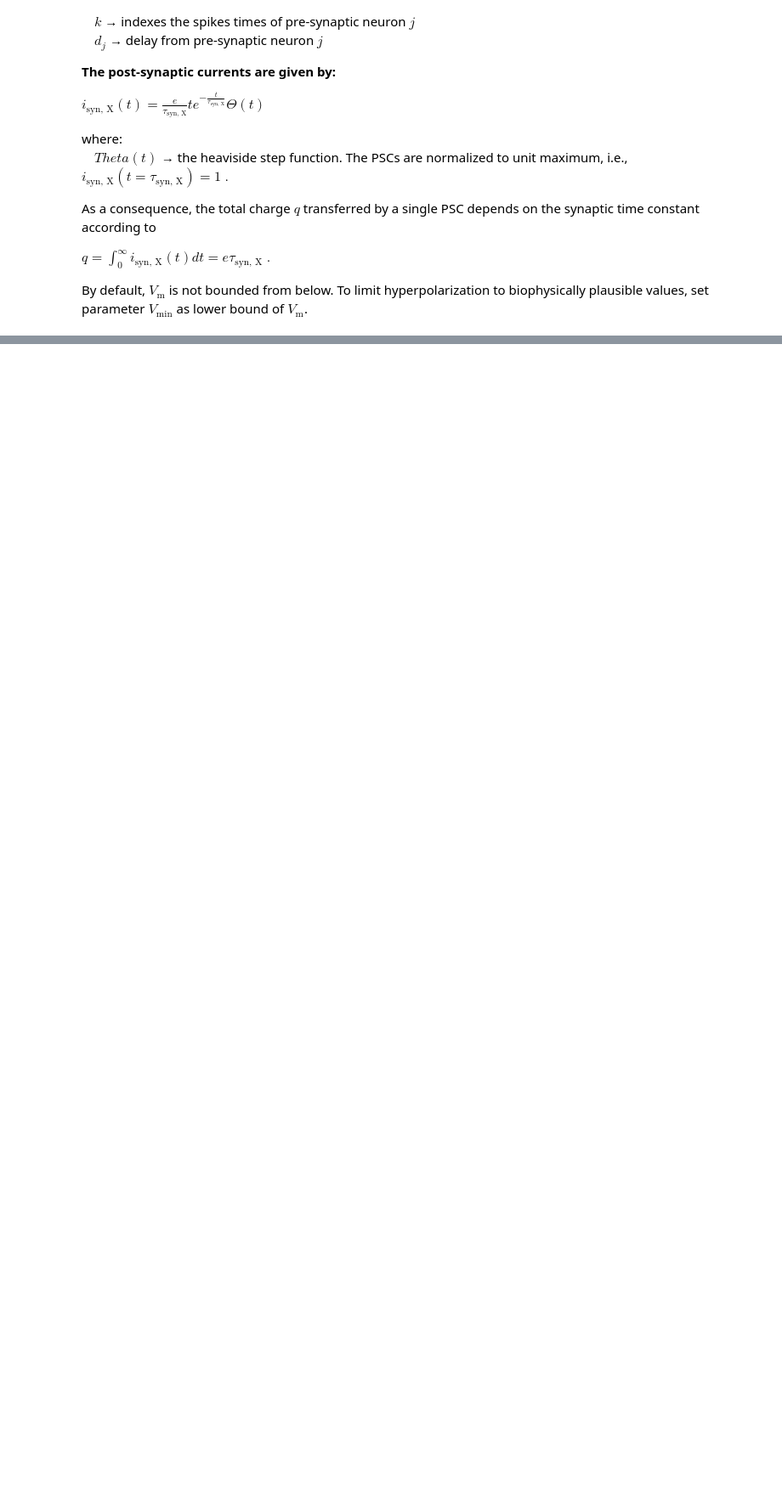
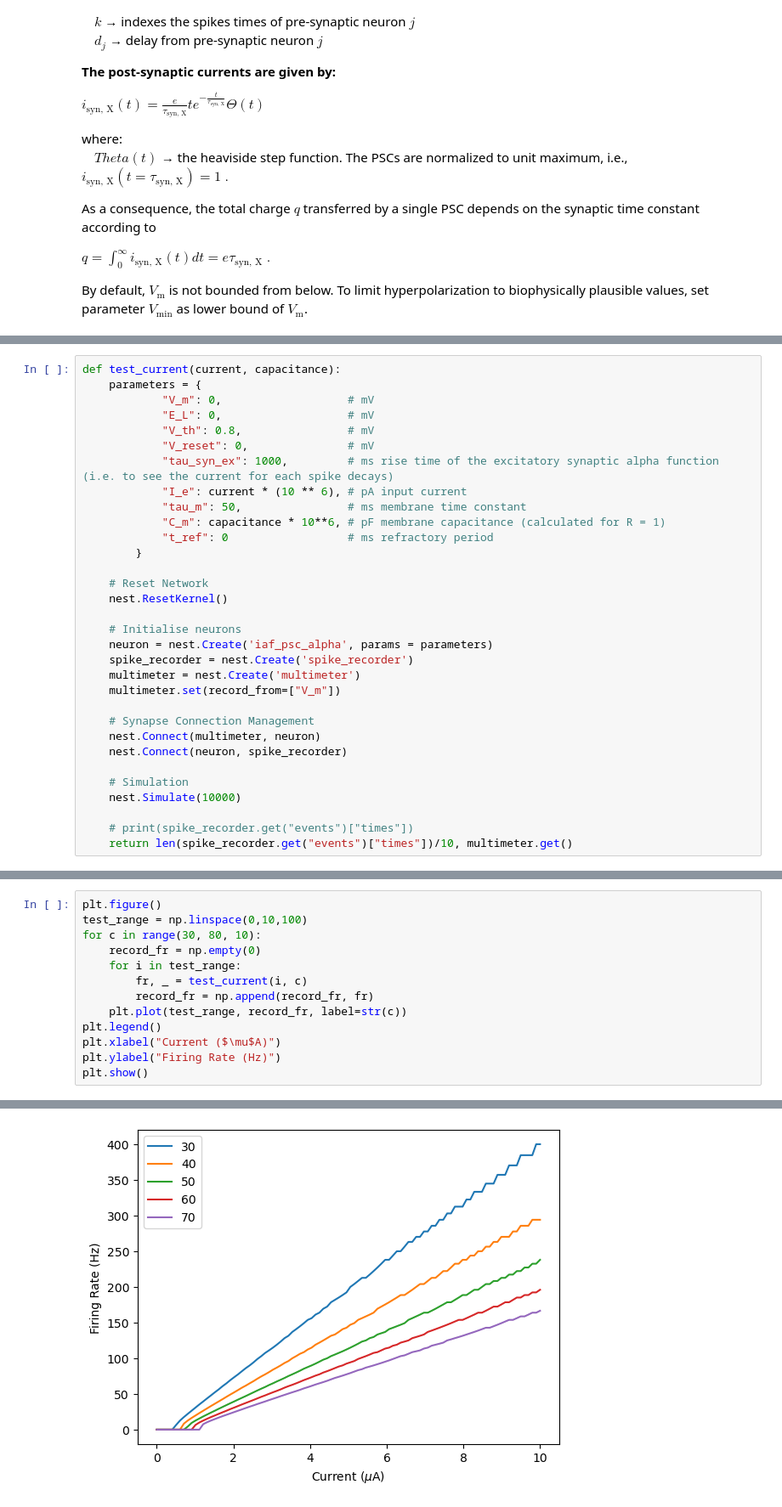
Before and after one commit to aung9htet/counting_snn, a Jupyter notebook: subitization_notebook.ipynb, the cells around one changed output, grey strips where cells are left out. Shown at 85% size. Drawn from its saved outputs; the diff is of its cells as text; blank space fills up the shorter version.

```diff
--- a/subitization_notebook.ipynb
+++ b/subitization_notebook.ipynb
@@ -130,0 +234,32 @@ Mar 20 19:24:01 SimulationManager::run [Info]:
+# %%
+def test_current(current, capacitance):
+    parameters = {
+            "V_m": 0,                   # mV
+            "E_L": 0,                   # mV
+            "V_th": 0.8,                # mV
+            "V_reset": 0,               # mV
+            "tau_syn_ex": 1000,         # ms rise time of the excitatory synaptic alpha function (i.e. to see the current for each spike decays)
+            "I_e": current * (10 ** 6), # pA input current
+            "tau_m": 50,                # ms membrane time constant
+            "C_m": capacitance * 10**6, # pF membrane capacitance (calculated for R = 1)
+            "t_ref": 0                  # ms refractory period
+        }
+
+    # Reset Network
+    nest.ResetKernel()
+
+    # Initialise neurons
+    neuron = nest.Create('iaf_psc_alpha', params = parameters)
+    spike_recorder = nest.Create('spike_recorder')
+    multimeter = nest.Create('multimeter')
+    multimeter.set(record_from=["V_m"])
+
+    # Synapse Connection Management
+    nest.Connect(multimeter, neuron)
+    nest.Connect(neuron, spike_recorder)
+
+    # Simulation
+    nest.Simulate(10000)
+
+    # print(spike_recorder.get("events")["times"])
+    return len(spike_recorder.get("events")["times"])/10, multimeter.get()
@@ -130,0 +271,14 @@ Mar 20 19:24:01 SimulationManager::run [Info]:
+# %%
+plt.figure()
+test_range = np.linspace(0,10,100)
+for c in range(30, 80, 10):
+    record_fr = np.empty(0)
+    for i in test_range:
+        fr, _ = test_current(i, c)
+        record_fr = np.append(record_fr, fr)
+    plt.plot(test_range, record_fr, label=str(c))
+plt.legend()
+plt.xlabel("Current ($\mu$A)")
+plt.ylabel("Firing Rate (Hz)")
+plt.show()
+# %% [output]
@@ -130,0 +302 @@ Mar 20 19:24:01 SimulationManager::run [Info]:
+[figure, added]
```
Also changed, not shown: parts of 28 cells of this notebook, 26 other files.
